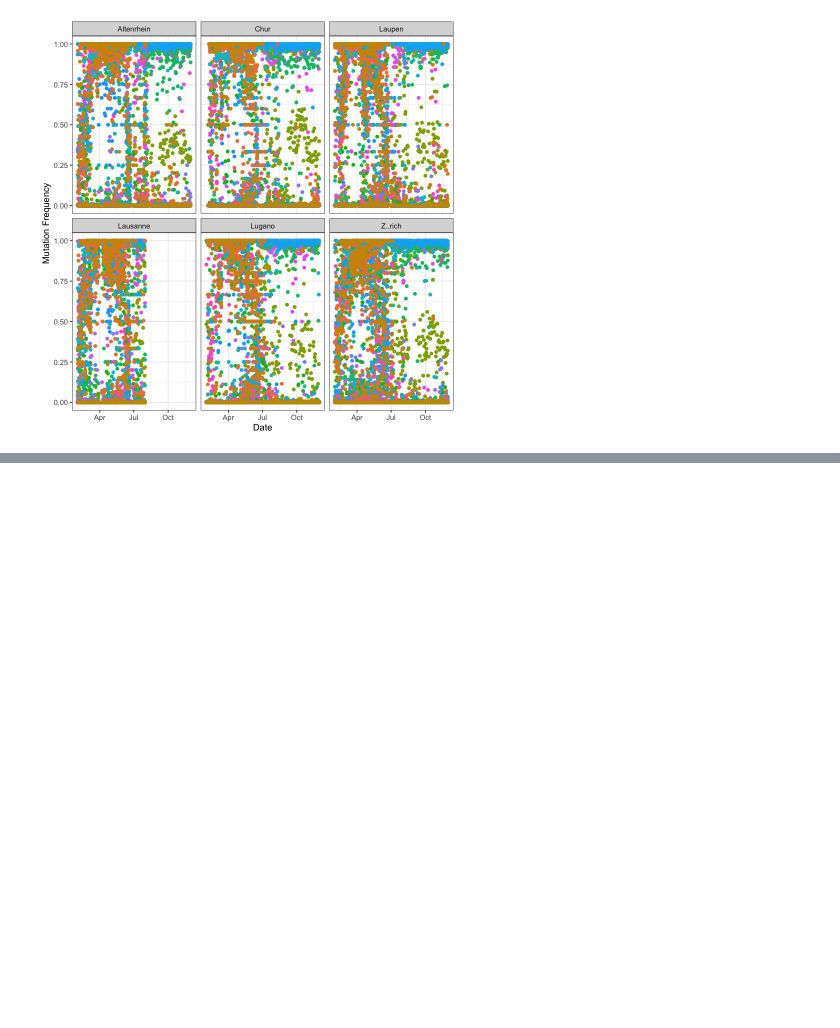
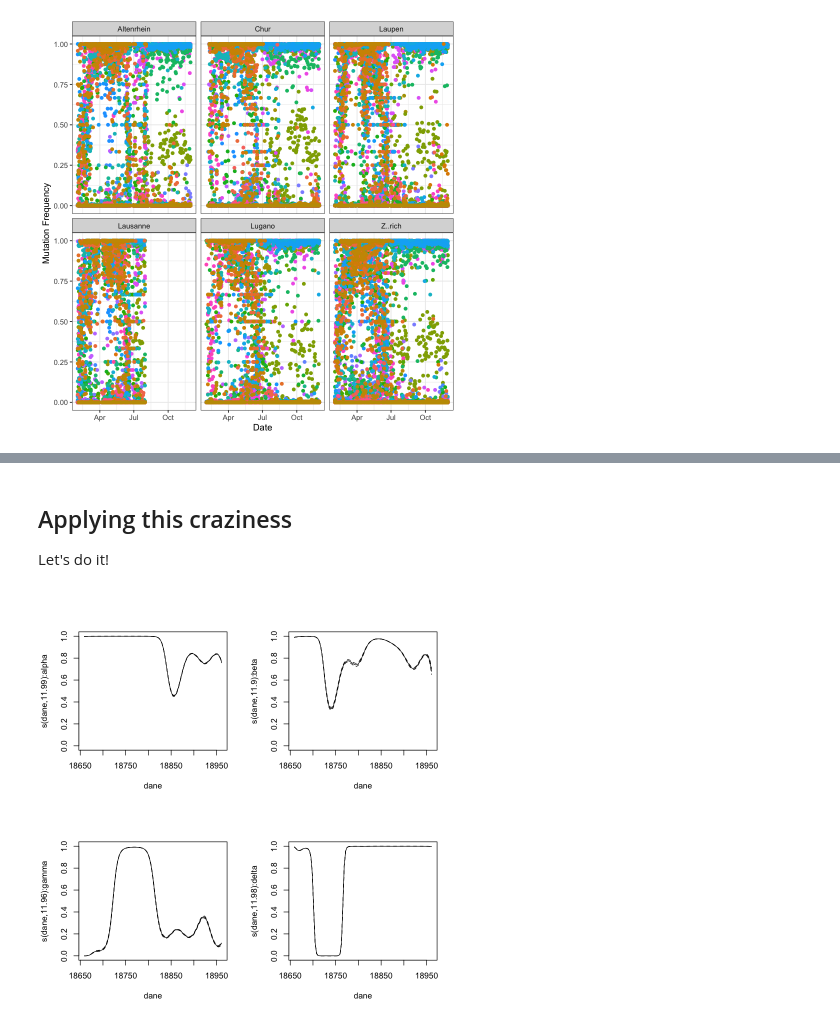
Before and after one commit to DASL-Lab/lineage-proportion-estimators, a Jupyter notebook: notebooks/varying-coefficient-model.ipynb, the cells around one changed output, grey strips where cells are left out. Saved outputs shown, nothing was run; the diff lists cells and outputs as text; code cells hidden in the pictures; blank space fills up the shorter version.

```diff
--- a/notebooks/varying-coefficient-model.ipynb
+++ b/notebooks/varying-coefficient-model.ipynb
@@ -57,0 +144,4 @@ mygam <- gam(
+# %% [markdown]
+## Applying this craziness
+
+Let's do it!
@@ -57,0 +158,4 @@ mygam <- gam(
+# %%
+plot(mygam, pages = 1, trans = expit, ylim = c(0, 1))
+# %% [output]
+[figure, added]
```
Also changed, not shown: parts of 17 cells of this notebook.
